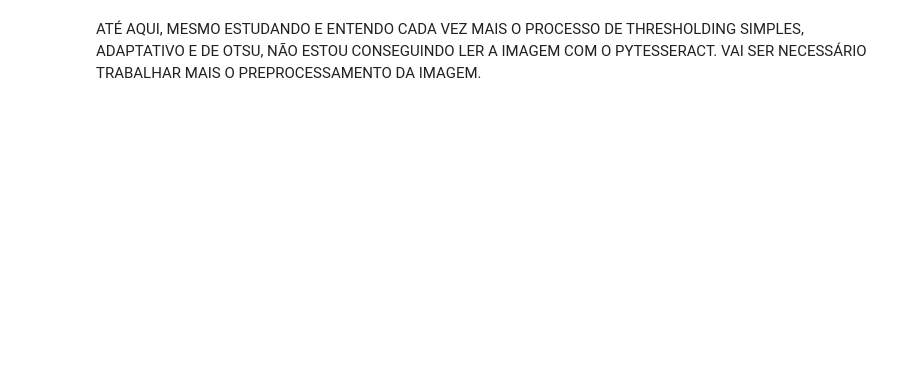
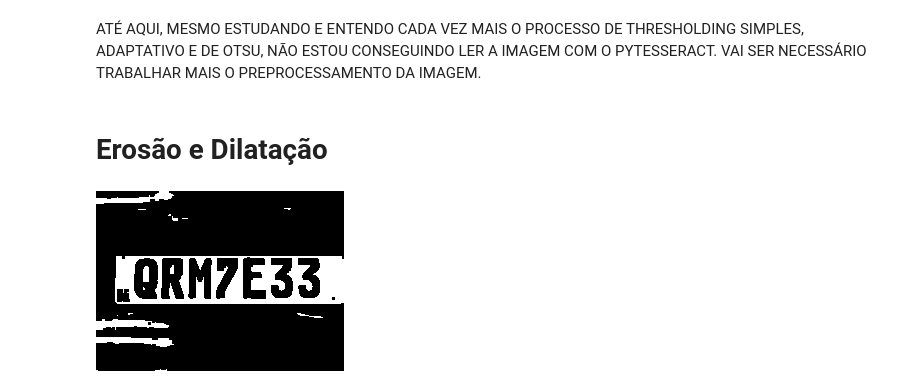
Before and after one commit to joseevitor/Detectando_PlacasdeCarro, a Jupyter notebook: Placas.ipynb, the cells around one changed output. Drawn from its saved outputs; the diff is of its cells as text; code cells hidden in the pictures; blank space fills up the shorter version.

Commit message:
Erosao e dilatacao usando kernel, para fazer manipulacoes nos pixels da imagem para preenchimento em branco ou em preto, chamadas convolucao.

```diff
--- a/Placas.ipynb
+++ b/Placas.ipynb
@@ -231,3 +229,12 @@ cv.THRESH_TOZERO_INV: Intensidade original, caso a intensidade da cor do pixel s
 ![image.png](embedded-picture-1)
 # %% [markdown]
 ATÉ AQUI, MESMO ESTUDANDO E ENTENDO CADA VEZ MAIS O PROCESSO DE THRESHOLDING SIMPLES, ADAPTATIVO E DE OTSU, NÃO ESTOU CONSEGUINDO LER A IMAGEM COM O PYTESSERACT. VAI SER NECESSÁRIO TRABALHAR MAIS O PREPROCESSAMENTO DA IMAGEM.
+# %% [markdown]
+# Erosão e Dilatação
+# %%
+kernel = cv2.getStructuringElement(cv2.MORPH_RECT, (3, 3))
+# %%
+erosao = cv2.erode(th_otsu, kernel)
+cv2_imshow(erosao)
+# %% [output]
+[figure, added]
```
Also changed, not shown: parts of 5 cells of this notebook.
